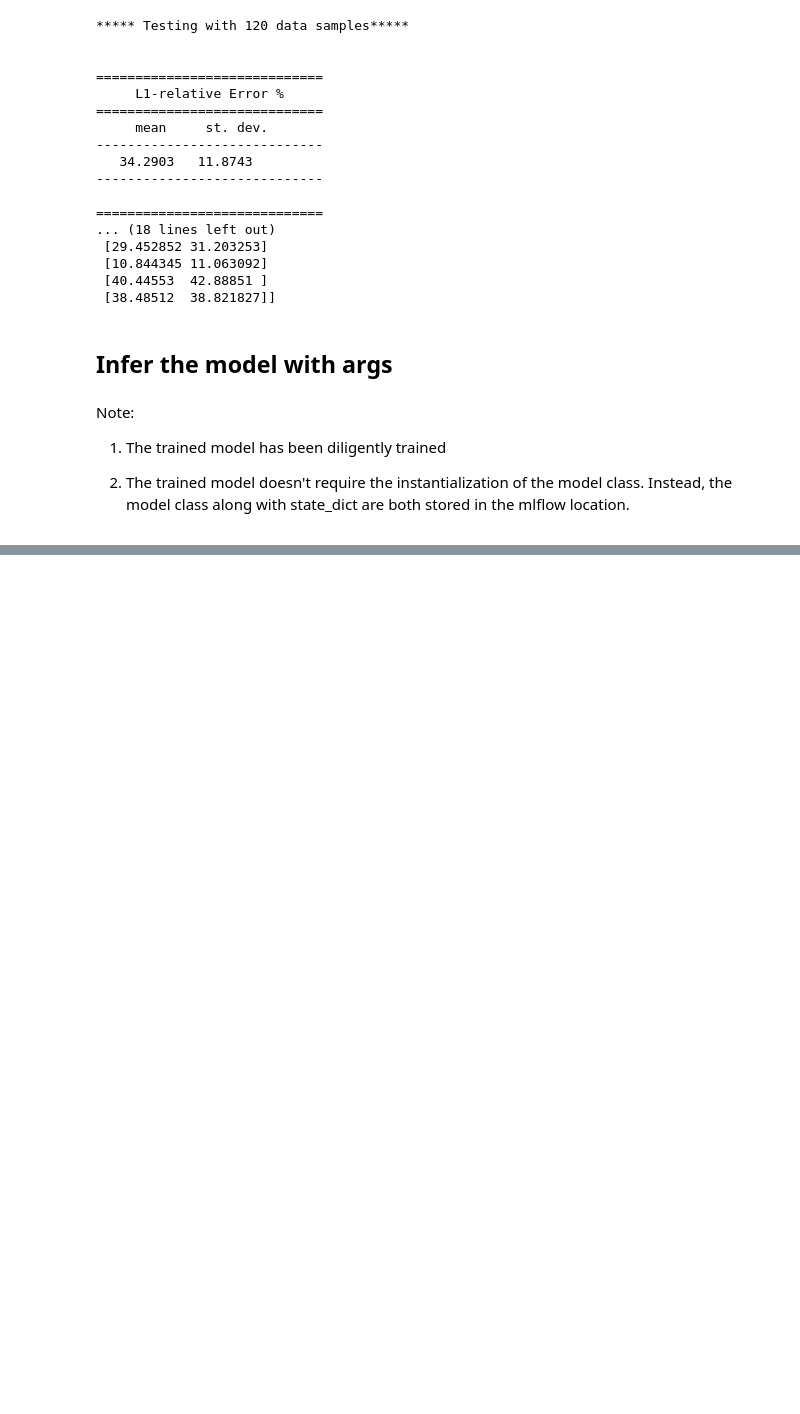
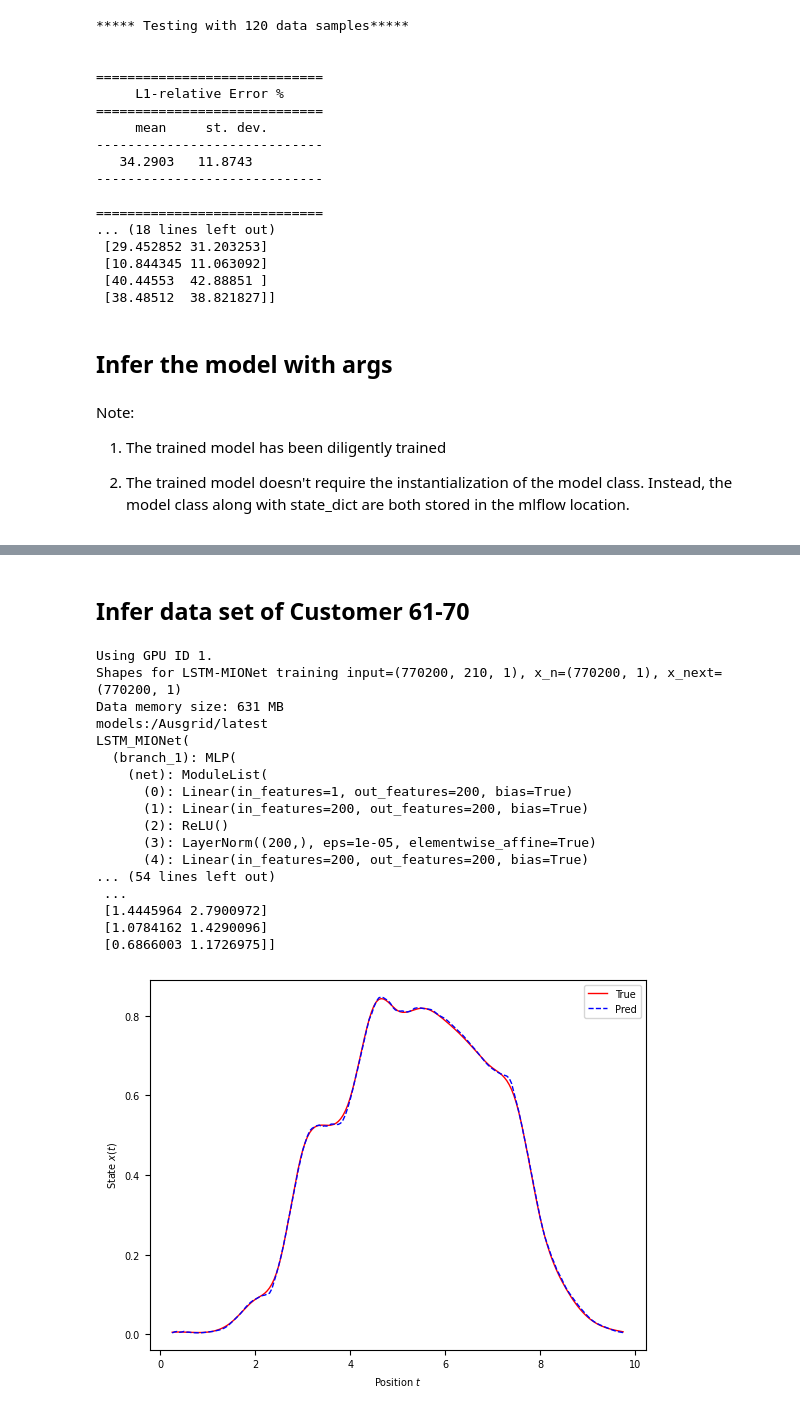
Before and after one commit to moodykong/bayesian-lstm-mionet, a Jupyter notebook: src/workflow_Ausgrid.ipynb, the cells around one changed output, grey strips where cells are left out. Drawn from its saved outputs; the diff is of its cells as text; code cells hidden in the pictures; blank space fills up the shorter version.

```diff
--- a/src/workflow_Ausgrid.ipynb
+++ b/src/workflow_Ausgrid.ipynb
@@ -175,0 +178,33 @@ LSTM_MIONet(
+# %% [markdown]
+## Infer data set of Customer 61-70
+# %%
+%run infer.py \
+    --datafile_path "data/Ausgrid_cust_61-70.npy" \
+    --trained_model_path "models:/Ausgrid/latest" \
+    --state_component 0 \
+    --search_len 10 \
+    --search_num 200 \
+    --batch_size 100 \
+    --plot_trajs "True" \
+    --plot_idxs 0 \
+    --device 1 \
+    --verbose "True"
+# %% [output]
+Using GPU ID 1.
+Shapes for LSTM-MIONet training input=(770200, 210, 1), x_n=(770200, 1), x_next=(770200, 1)
+Data memory size: 631 MB
+models:/Ausgrid/latest
+LSTM_MIONet(
+  (branch_1): MLP(
+    (net): ModuleList(
+      (0): Linear(in_features=1, out_features=200, bias=True)
+      (1): Linear(in_features=200, out_features=200, bias=True)
+      (2): ReLU()
+      (3): LayerNorm((200,), eps=1e-05, elementwise_affine=True)
+      (4): Linear(in_features=200, out_features=200, bias=True)
+... (54 lines left out)
+ ...
+ [1.4445964 2.7900972]
+ [1.0784162 1.4290096]
+ [0.6866003 1.1726975]]
+[figure, added]
```
Also changed, not shown: parts of 2 cells of this notebook, 1 other file.
